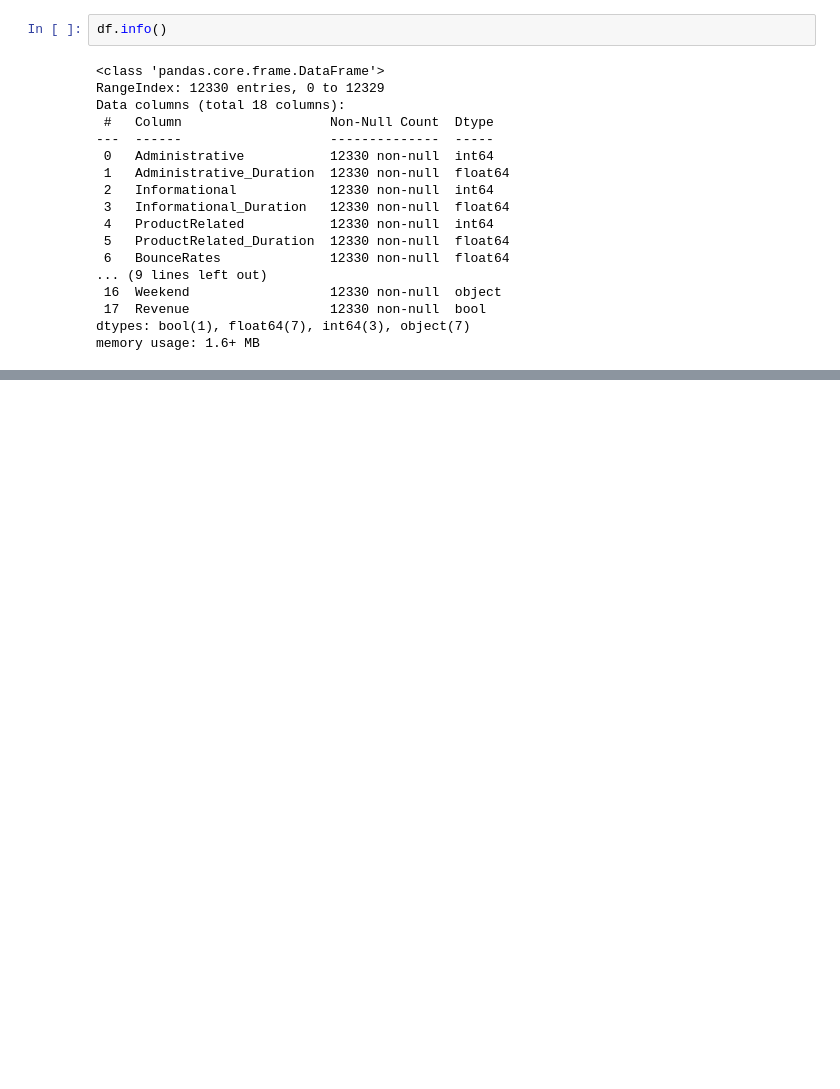
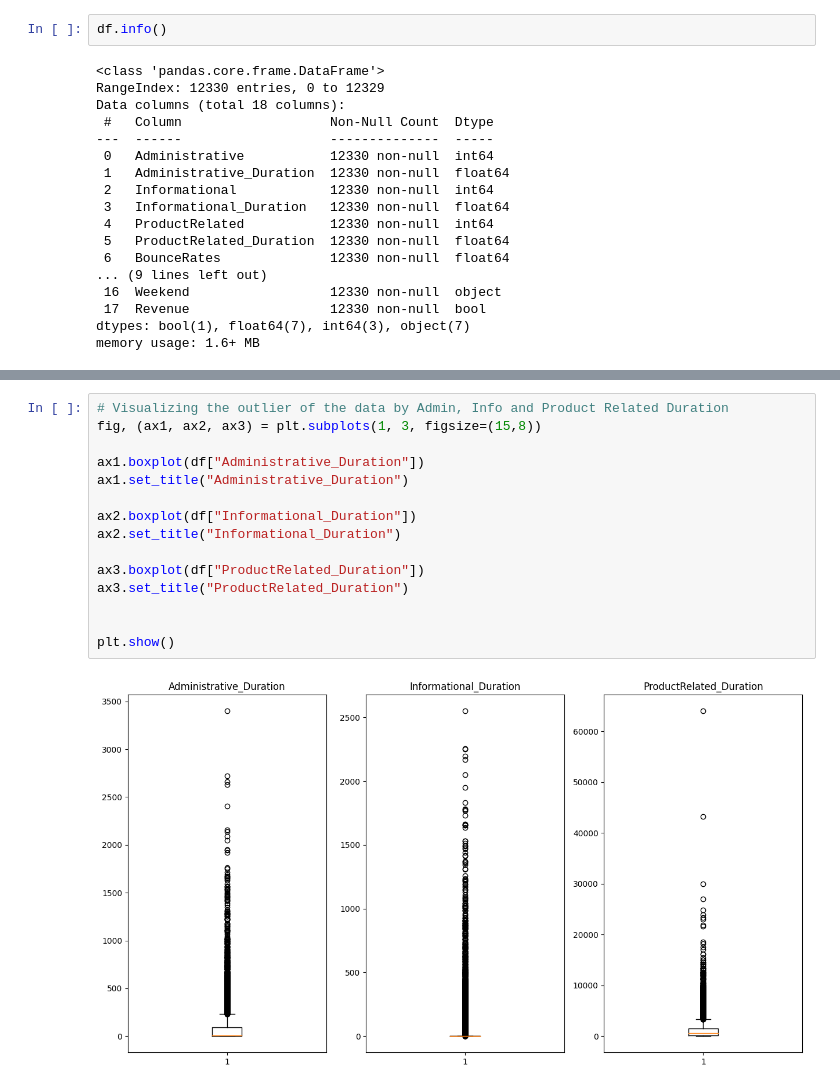
Before and after one commit to kayodeolusanya/Jumia-Online-Shoppers-Intention, a Jupyter notebook: Jumia_Online_Shoppers_Intention.ipynb, the cells around one changed output, grey strips where cells are left out. Saved outputs shown, nothing was run; the diff lists cells and outputs as text; blank space fills up the shorter version.

```diff
--- a/Jumia_Online_Shoppers_Intention.ipynb
+++ b/Jumia_Online_Shoppers_Intention.ipynb
@@ -272 +292,18 @@ plt.show()
+# %%
+# Visualizing the outlier of the data by Admin, Info and Product Related Duration
+fig, (ax1, ax2, ax3) = plt.subplots(1, 3, figsize=(15,8))
+
+ax1.boxplot(df["Administrative_Duration"])
+ax1.set_title("Administrative_Duration")
+
+ax2.boxplot(df["Informational_Duration"])
+ax2.set_title("Informational_Duration")
+
+ax3.boxplot(df["ProductRelated_Duration"])
+ax3.set_title("ProductRelated_Duration")
+
+
+plt.show()
+# %% [output]
+[figure, added]
 # %%
```
Also changed, not shown: parts of 24 cells of this notebook.
